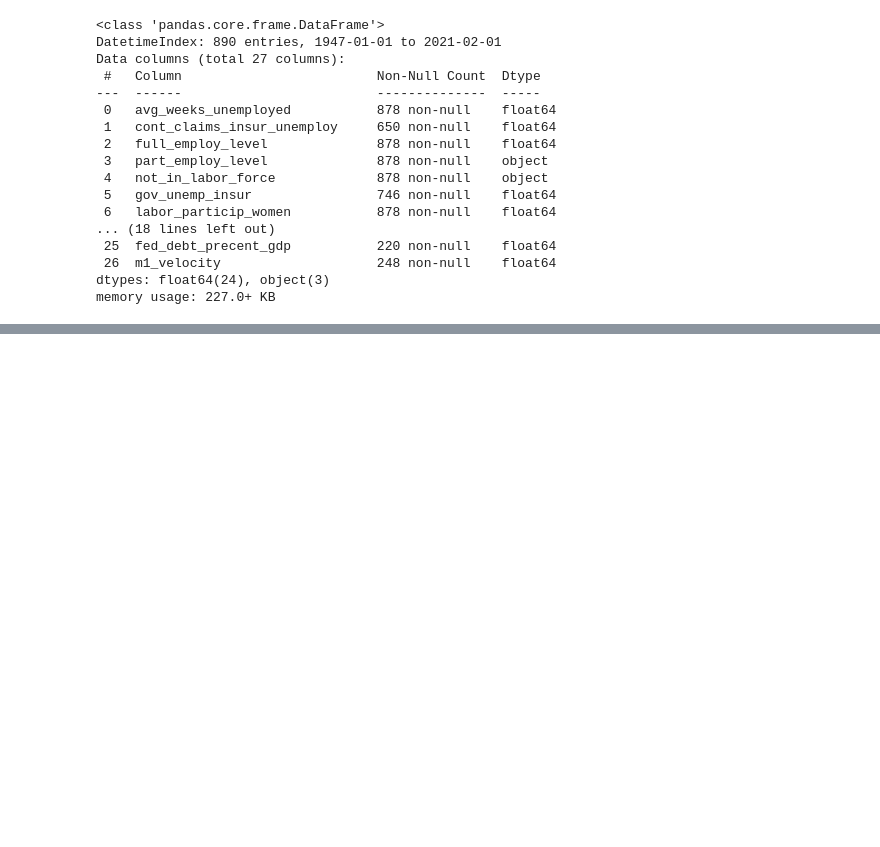
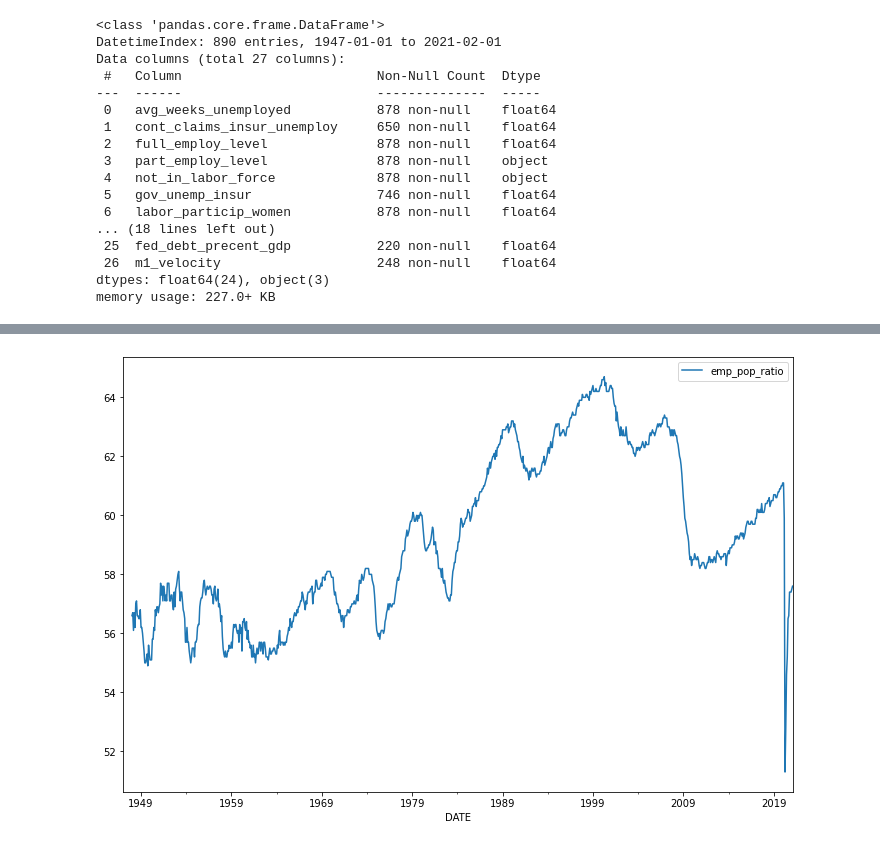
Before and after one commit to isaiahdwest/group-project, a Jupyter notebook: code/merged_data_cleaning.ipynb, the cells around one changed output, grey strips where cells are left out. Drawn from its saved outputs; the diff is of its cells as text; code cells hidden in the pictures; blank space fills up the shorter version.

```diff
--- a/code/merged_data_cleaning.ipynb
+++ b/code/merged_data_cleaning.ipynb
@@ -71,2 +50,8 @@ merged.head(20)
 # %%
 # merged.to_csv('../alt_data/merged_data.csv', index=False)
+# %%
+plt.figure(figsize=(12,8))
+merged['emp_pop_ratio'].plot(kind='line')
+plt.legend();
+# %% [output]
+[figure, added]
```
Also changed, not shown: parts of 2 cells of this notebook, 4 other files.
